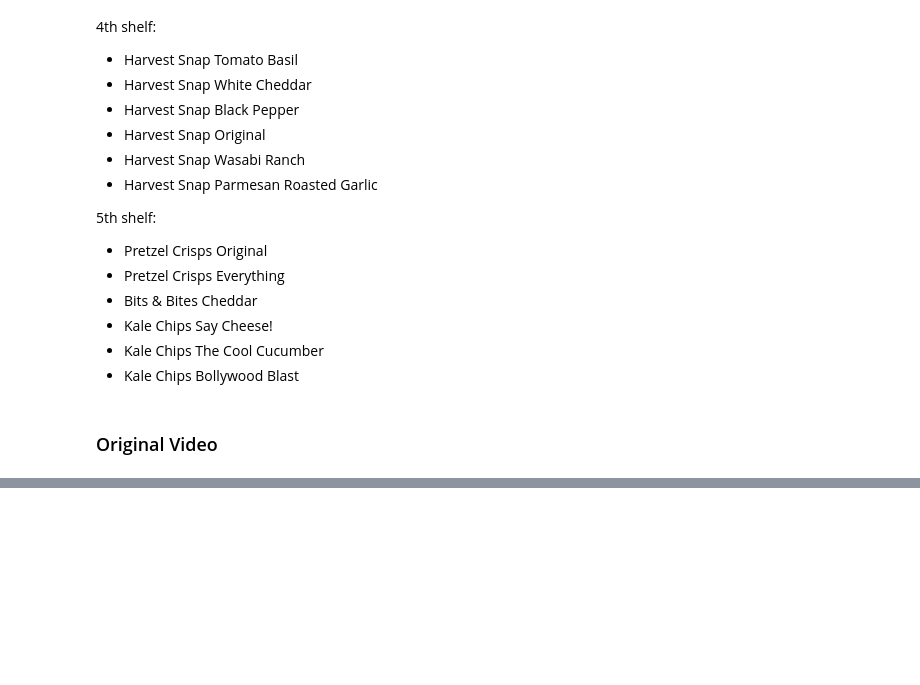
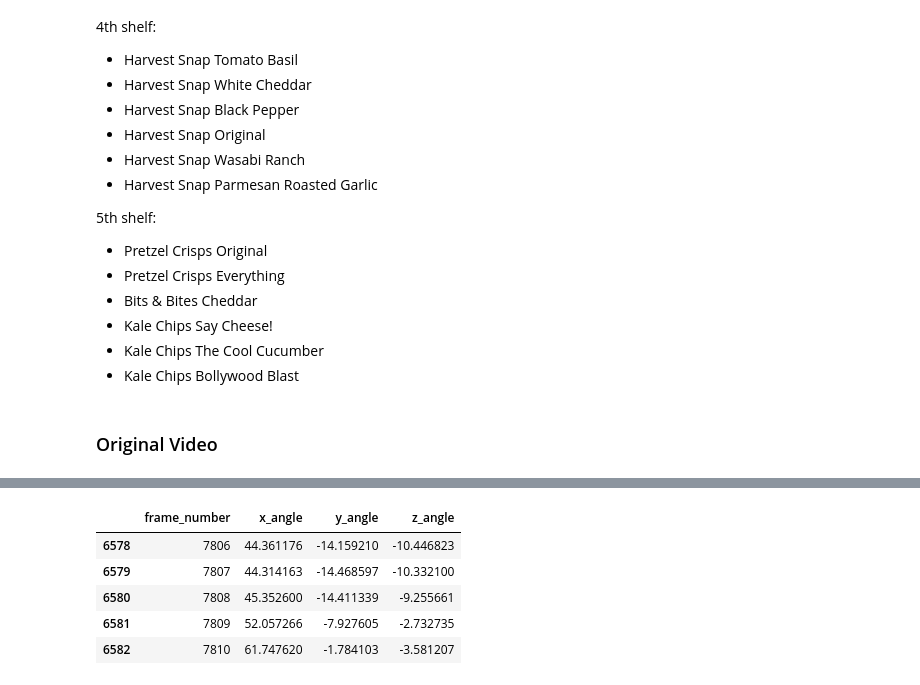
Before and after one commit to vendlytics/monorepo, a Jupyter notebook: notebooks/New Demo Video.ipynb, the cells around one changed output, grey strips where cells are left out. Cells and saved outputs as stored; diff of their text form; code cells hidden in the pictures; blank space fills up the shorter version.

```diff
--- a/notebooks/New Demo Video.ipynb
+++ b/notebooks/New Demo Video.ipynb
@@ -60,0 +111,9 @@ Top shelf:
+# %%
+gaze_df.tail()
+# %% [output]
+|  | frame_number | x_angle | y_angle | z_angle |
+| 6578 | 7806 | 44.361176 | -14.159210 | -10.446823 |
+| 6579 | 7807 | 44.314163 | -14.468597 | -10.332100 |
+| 6580 | 7808 | 45.352600 | -14.411339 | -9.255661 |
+| 6581 | 7809 | 52.057266 | -7.927605 | -2.732735 |
+| 6582 | 7810 | 61.747620 | -1.784103 | -3.581207 |
```
Also changed, not shown: parts of 28 cells of this notebook, 17 other files.
